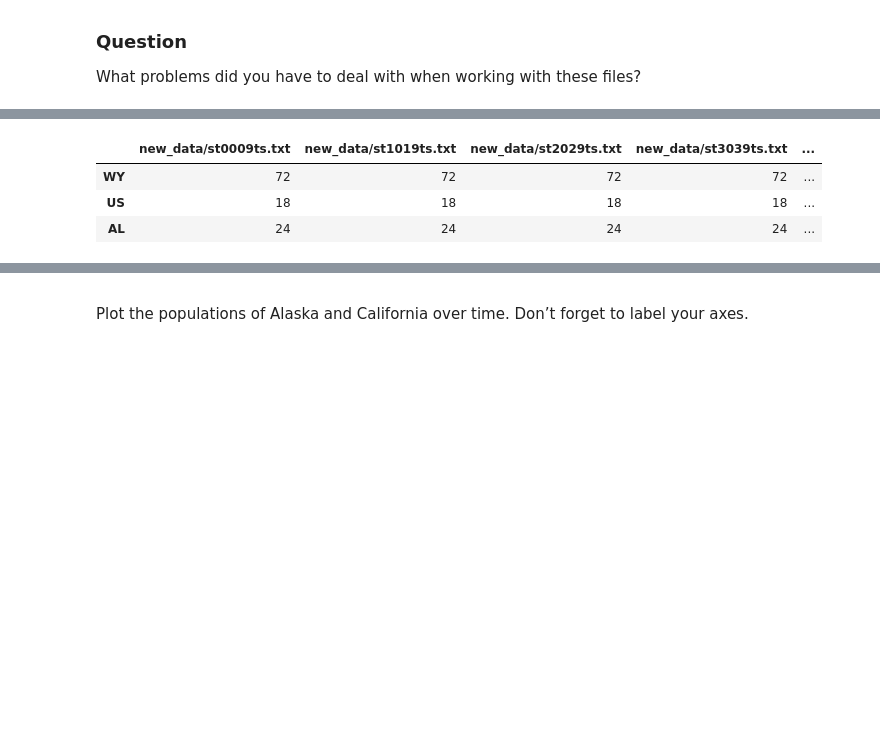
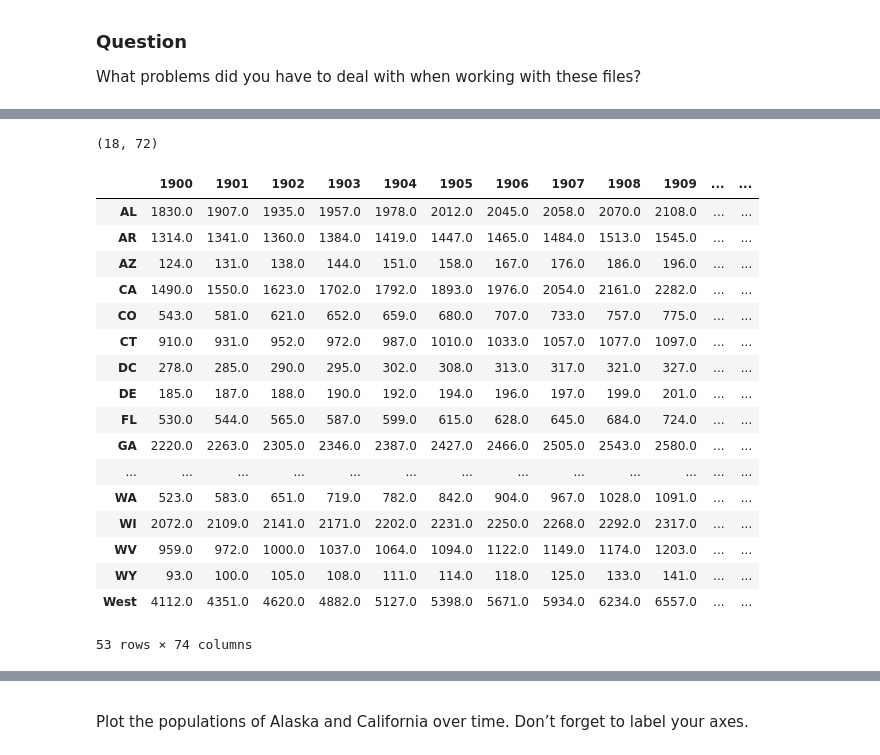
Before and after one commit to AnilKumarTeegala/DSE220_Machine_Learning, a Jupyter notebook: IPynb/1_AssignGalarnykMichael.ipynb, the cells around one changed output, grey strips where cells are left out. Saved outputs shown, nothing was run; the diff lists cells and outputs as text; code cells hidden in the pictures; blank space fills up the shorter version.

```diff
--- a/IPynb/1_AssignGalarnykMichael.ipynb
+++ b/IPynb/1_AssignGalarnykMichael.ipynb
@@ -246,4 +226,6 @@ done
 # %%
+import os
+
 # This cell helps with using sed later to get where to trim the files
 files = ["new_data/st0009ts.txt", "new_data/st1019ts.txt",\
          "new_data/st2029ts.txt", "new_data/st3039ts.txt",\
@@ -256,16 +238,56 @@ data = ["data/st0009ts.txt", "data/st1019ts.txt",\
          "data/st6070ts.txt", "data/st7080ts.txt",\
          "data/st8090ts.txt"]
 
-f1 = pd.read_fwf("new_data/st0009ts.txt",header = None,  names=["new_data/st0009ts.txt"]);
-for f in files[1:]:
-    f2 = pd.read_fwf( f ,header = None,  names=[f]);
-    f1 = pd.concat([f1, f2], axis=1)
-f1
+start_end_lines = [[72, 72, 72, 72, 70, 78, 75, 65, 62], \
+[18, 18, 18, 18, 16, 19, 19,  5,  4], \
+[24, 24, 24, 24, 22, 28, 25, 15, 12]]
+#start_end_lines
+#{i: lama[0] for lama in start_end_lines}
+
+start_end_lines = [(72, 18, 24), (72, 18, 24), (72,18,24), (72, 18, 24),\
+                  (70,16,22), (78, 19, 28), (75,19,25), \
+                   (65,15),(62,12)]
+#start_end_lines
 # %% [output]
-|  | new_data/st0009ts.txt | new_data/st1019ts.txt | new_data/st2029ts.txt | new_data/st3039ts.txt | ... |
-| WY | 72 | 72 | 72 | 72 | ... |
-| US | 18 | 18 | 18 | 18 | ... |
-| AL | 24 | 24 | 24 | 24 | ... |
+(18, 72)
+# %%
+for index, data_file in enumerate(data):
+        start_line, end_line = np.min(start_end_lines[index]), np.max(start_end_lines[index])
+        !sed "$(($start_line-2)),$(($end_line))!d" "$data_file">>data/1st0009ts.txt
+        if index == 0:
+            df = pd.read_fwf('data/1st0009ts.txt',header = 0, index_col=0, thousands=",")
+        else:
+            new_df = pd.read_fwf('data/1st0009ts.txt',header = 0, index_col=0, thousands=",")
+            if index == 5:
+                new_df.columns = ['1950', '1950.1', '1951', '1952', '1953', '1954', '1955', '1956', '1957', '1958', '1959', '1960']
+            new_df = new_df.dropna()
+            df = pd.concat([df, new_df], axis=1)
+        os.remove('data/1st0009ts.txt')
+        df = df.dropna()
+        #df = df.transpose()
+        if index == 6:
+            df.rename(index={'U.S.': 'US'}, inplace=True)
+            break;
+df
+# %% [output]
+|  | 1900 | 1901 | 1902 | 1903 | 1904 | 1905 | 1906 | 1907 | 1908 | 1909 | ... | ... |
+| AL | 1830.0 | 1907.0 | 1935.0 | 1957.0 | 1978.0 | 2012.0 | 2045.0 | 2058.0 | 2070.0 | 2108.0 | ... | ... |
+| AR | 1314.0 | 1341.0 | 1360.0 | 1384.0 | 1419.0 | 1447.0 | 1465.0 | 1484.0 | 1513.0 | 1545.0 | ... | ... |
+| AZ | 124.0 | 131.0 | 138.0 | 144.0 | 151.0 | 158.0 | 167.0 | 176.0 | 186.0 | 196.0 | ... | ... |
+| CA | 1490.0 | 1550.0 | 1623.0 | 1702.0 | 1792.0 | 1893.0 | 1976.0 | 2054.0 | 2161.0 | 2282.0 | ... | ... |
+| CO | 543.0 | 581.0 | 621.0 | 652.0 | 659.0 | 680.0 | 707.0 | 733.0 | 757.0 | 775.0 | ... | ... |
+| CT | 910.0 | 931.0 | 952.0 | 972.0 | 987.0 | 1010.0 | 1033.0 | 1057.0 | 1077.0 | 1097.0 | ... | ... |
+| DC | 278.0 | 285.0 | 290.0 | 295.0 | 302.0 | 308.0 | 313.0 | 317.0 | 321.0 | 327.0 | ... | ... |
+| DE | 185.0 | 187.0 | 188.0 | 190.0 | 192.0 | 194.0 | 196.0 | 197.0 | 199.0 | 201.0 | ... | ... |
+| FL | 530.0 | 544.0 | 565.0 | 587.0 | 599.0 | 615.0 | 628.0 | 645.0 | 684.0 | 724.0 | ... | ... |
+| GA | 2220.0 | 2263.0 | 2305.0 | 2346.0 | 2387.0 | 2427.0 | 2466.0 | 2505.0 | 2543.0 | 2580.0 | ... | ... |
+| ... | ... | ... | ... | ... | ... | ... | ... | ... | ... | ... | ... | ... |
+| WA | 523.0 | 583.0 | 651.0 | 719.0 | 782.0 | 842.0 | 904.0 | 967.0 | 1028.0 | 1091.0 | ... | ... |
+| WI | 2072.0 | 2109.0 | 2141.0 | 2171.0 | 2202.0 | 2231.0 | 2250.0 | 2268.0 | 2292.0 | 2317.0 | ... | ... |
+| WV | 959.0 | 972.0 | 1000.0 | 1037.0 | 1064.0 | 1094.0 | 1122.0 | 1149.0 | 1174.0 | 1203.0 | ... | ... |
+| WY | 93.0 | 100.0 | 105.0 | 108.0 | 111.0 | 114.0 | 118.0 | 125.0 | 133.0 | 141.0 | ... | ... |
+| West | 4112.0 | 4351.0 | 4620.0 | 4882.0 | 5127.0 | 5398.0 | 5671.0 | 5934.0 | 6234.0 | 6557.0 | ... | ... |
+53 rows × 74 columns
 # %%
 import os
 count = 0;
```
Also changed, not shown: parts of 19 cells of this notebook, 6 other files.
